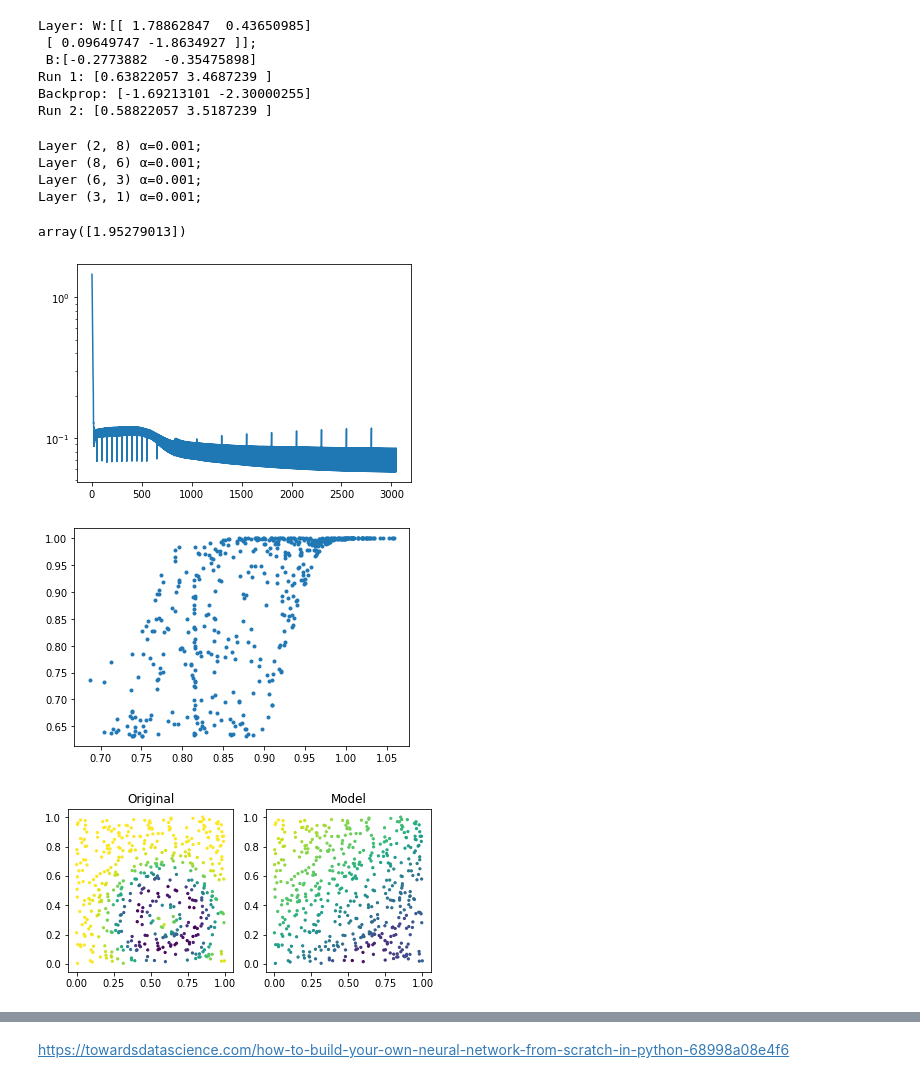
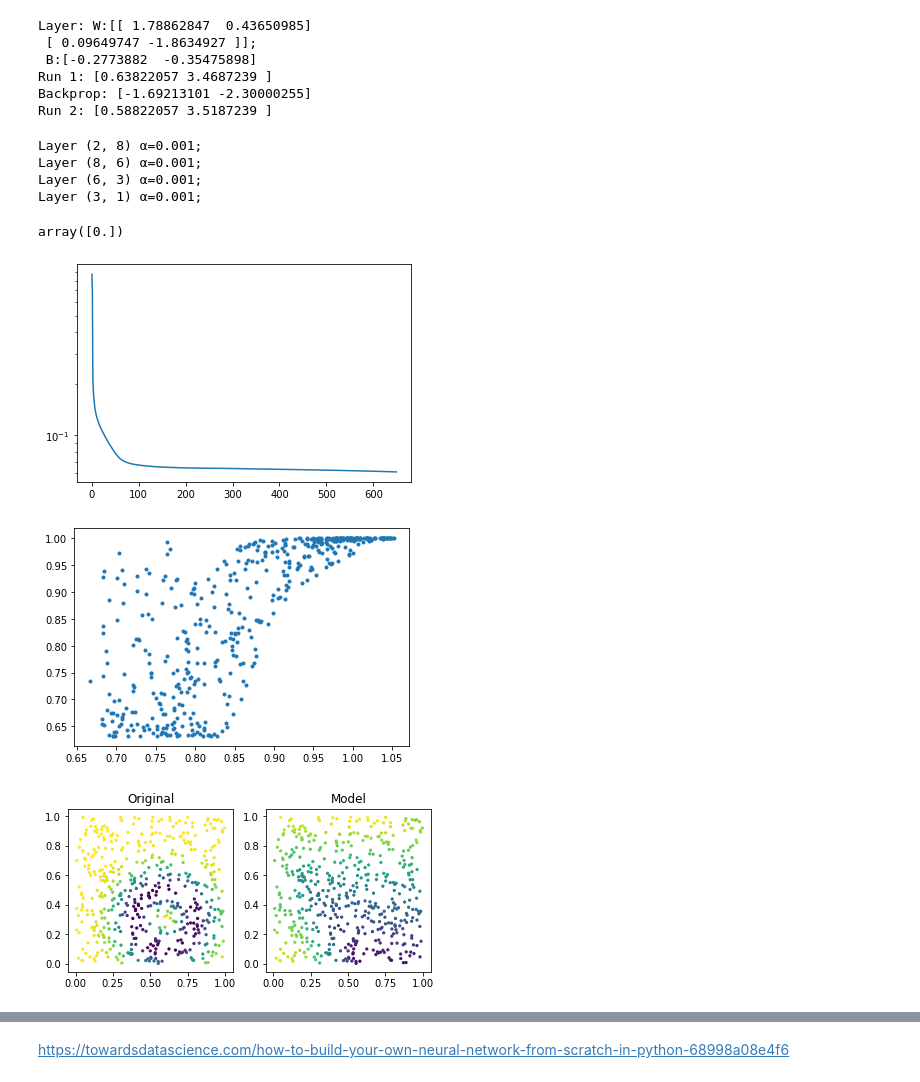
Before and after one commit to khakhalin/Sketches, a Jupyter notebook: sklearn_experiments/manual_dl.ipynb, the cells around one changed output, grey strips where cells are left out. Cells and saved outputs as stored; diff of their text form; code cells hidden in the pictures.

```diff
--- a/sklearn_experiments/manual_dl.ipynb
+++ b/sklearn_experiments/manual_dl.ipynb
@@ -8,6 +8,9 @@ We need to start with a test. What should this network fit?
 
 To go beyond linear regression, let's consider a 2D case (x,y), and a non-linear landscape (a douhgnutty blob?).
 # %%
+"""Create training data."""
+n_points = 500
+
 def target(xy, y=None, simple=False):
     if y is None:
         x = xy[:,0]
@@ -27,13 +30,13 @@ x = np.linspace(0,1,101)
 plt.subplot(131)
 plt.plot(x, target(x,0.3))
 
-xy = np.random.uniform(size=(500,2))
+xy = np.random.uniform(size=(n_points,2))
 z = target(xy, simple=True)
 plt.subplot(132);
 plt.scatter(xy[:,0], xy[:,1], s=5, c=z);
 plt.title('Simple data');
 
-xy = np.random.uniform(size=(500,2))
+xy = np.random.uniform(size=(n_points,2))
 z = target(xy, simple=False)
 plt.subplot(133);
 plt.scatter(xy[:,0], xy[:,1], s=5, c=z);
@@ -131,12 +134,12 @@ class Network():
     def train(self,xmat,ymat,n=1):
         loss = []
         buffer = np.array([])
+        report_batch = len(ymat)
         for k in range(n):
             for i in range(len(ymat)):
                 buffer = np.hstack((buffer,self.step(xmat[i,:],ymat[i])))
-                if i % 100 == 0:
-                    loss.append(np.mean(buffer))
-                    buffer = np.array([])
+            loss.append(np.mean(buffer))
+            buffer = np.array([])
         return loss
 # %%
 # Network creation
@@ -149,17 +152,17 @@ Layer (2, 8) α=0.001;
 Layer (8, 6) α=0.001;
 Layer (6, 3) α=0.001;
 Layer (3, 1) α=0.001;
-array([1.95279013])
+array([0.])
 # %%
-loss_history = np.hstack((loss_history, mynet.train(xy,z,50)))
+loss_history = np.hstack((loss_history, mynet.train(xy,z,100)))
 plt.plot(loss_history);
 plt.yscale('log')
 # %% [output]
-[figure, old version]
+[figure, new version]
 # %%
 plt.plot(mynet.process(xy),z,'.');
 # %% [output]
-[figure, old version]
+[figure, new version]
 # %%
 plt.figure(figsize=(6.5,3))
 plt.subplot(121);
@@ -169,6 +172,6 @@ plt.subplot(122)
 plt.scatter(xy[:,0], xy[:,1], s=5, c=mynet.process(xy));
 plt.title('Model');
 # %% [output]
-[figure, old version]
+[figure, new version]
 # %%
 print(mynet.layers[0])
```
Also changed, not shown: parts of 2 cells of this notebook.
